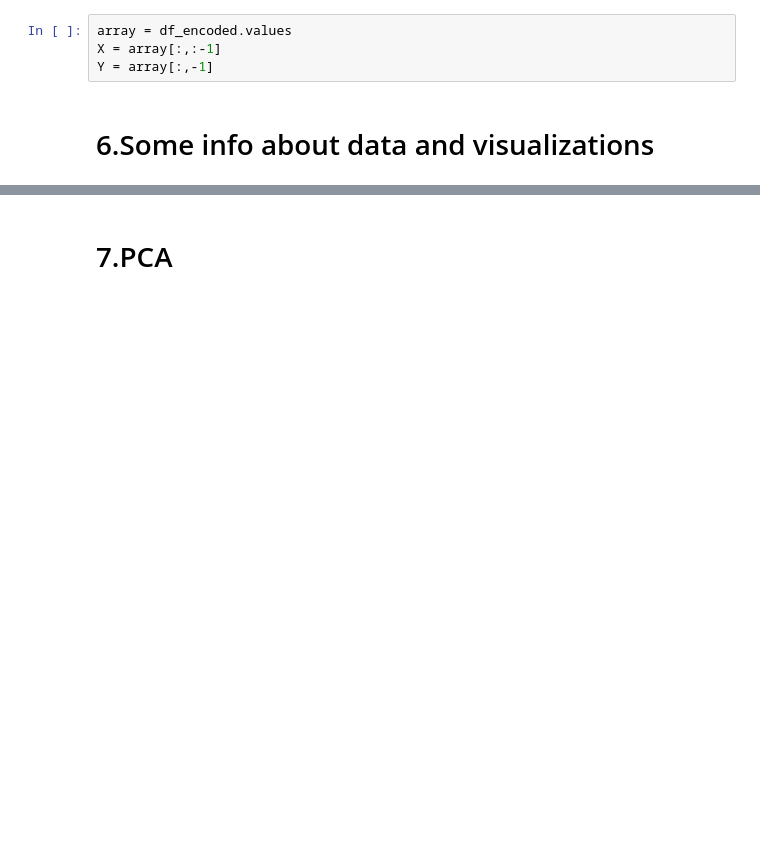
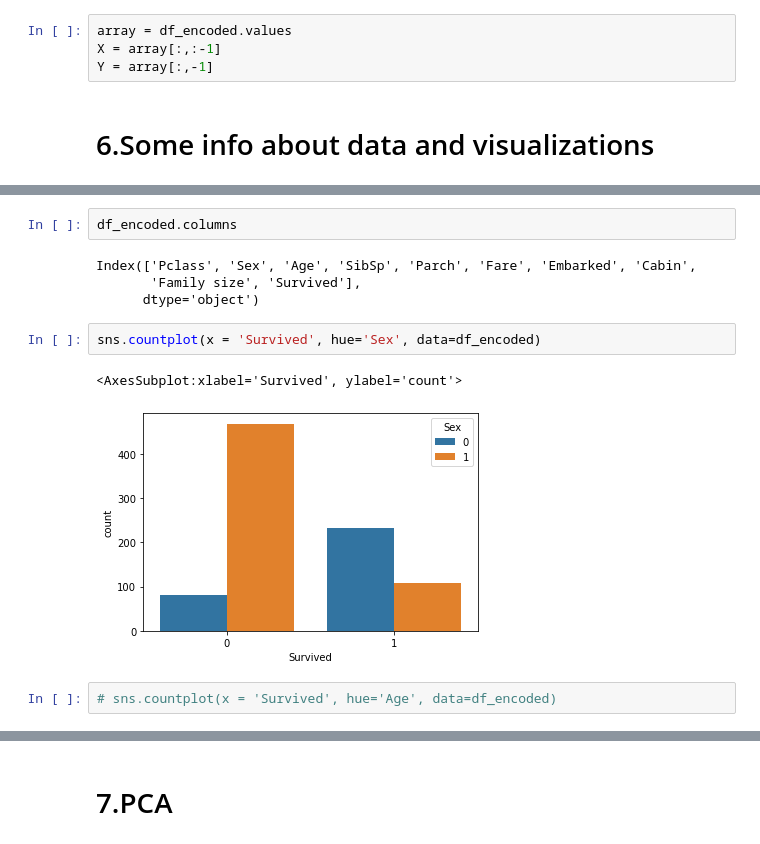
Before and after one commit to tohidabedini/kaggle_competitions, a Jupyter notebook: 001_Titanic/titanic.ipynb, the cells around one changed output, grey strips where cells are left out. Cells and saved outputs as stored; diff of their text form; blank space fills up the shorter version.

```diff
--- a/001_Titanic/titanic.ipynb
+++ b/001_Titanic/titanic.ipynb
@@ -287,0 +392,13 @@ plot_train_data(df_encoded);
+# %%
+df_encoded.columns
+# %% [output]
+Index(['Pclass', 'Sex', 'Age', 'SibSp', 'Parch', 'Fare', 'Embarked', 'Cabin',
+       'Family size', 'Survived'],
+      dtype='object')
+# %%
+sns.countplot(x = 'Survived', hue='Sex', data=df_encoded)
+# %% [output]
+<AxesSubplot:xlabel='Survived', ylabel='count'>
+[figure, added]
+# %%
+# sns.countplot(x = 'Survived', hue='Age', data=df_encoded)
```
Also changed, not shown: parts of 41 cells of this notebook, 1 other file.
